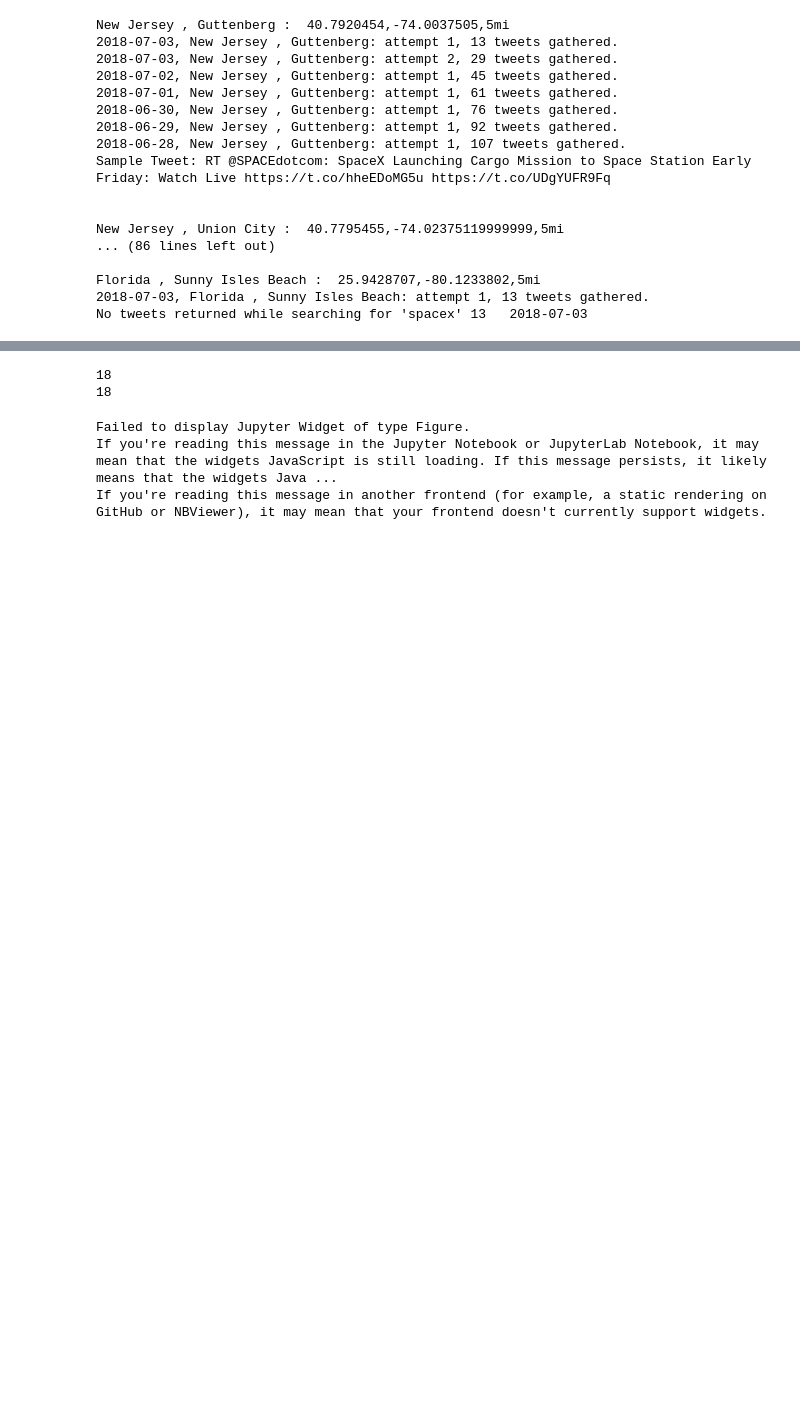
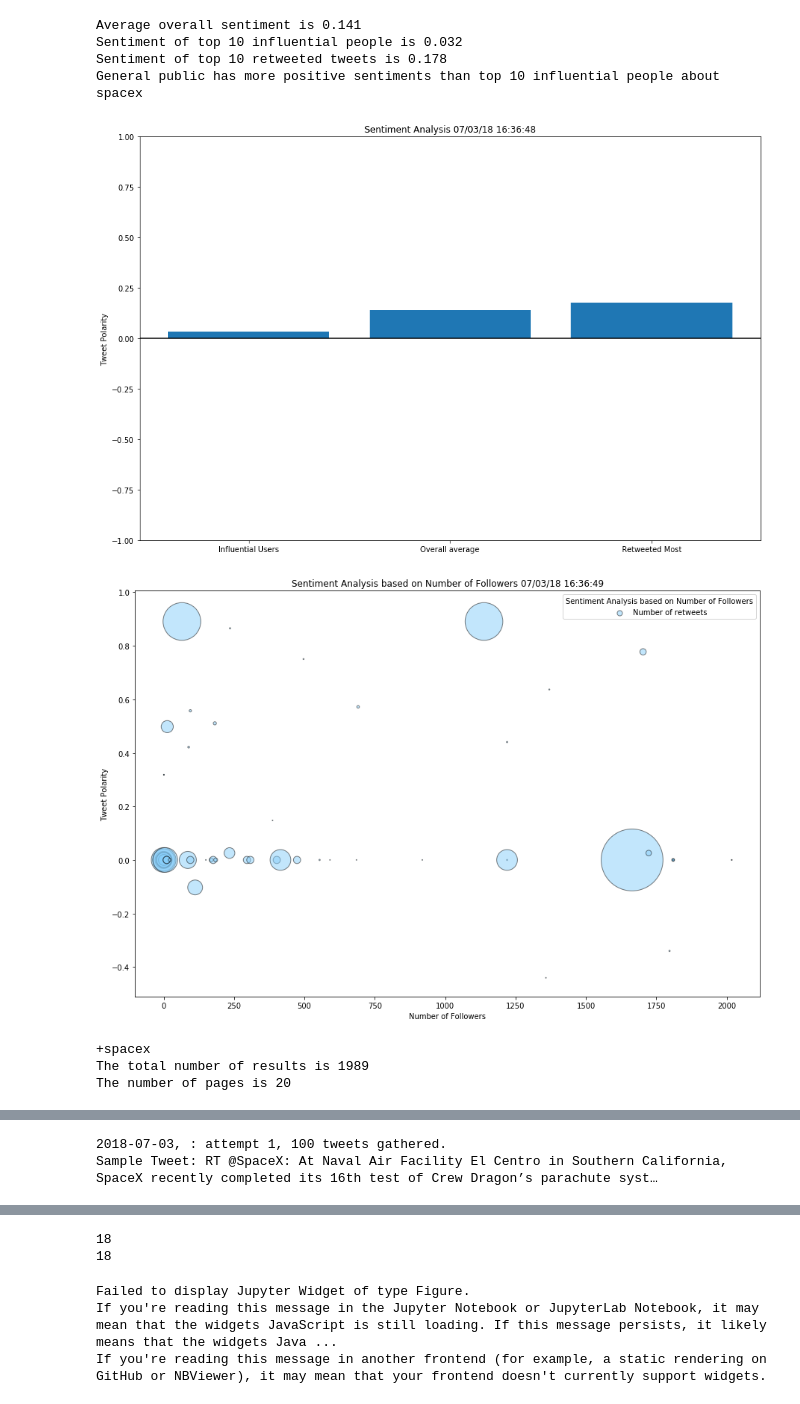
Before and after one commit to jshtaway/CurrentTrendsTool, a Jupyter notebook: FinalNotebook.ipynb, the cells around one changed output, grey strips where cells are left out. Cells and saved outputs as stored; diff of their text form; code cells hidden in the pictures; blank space fills up the shorter version.

```diff
--- a/FinalNotebook.ipynb
+++ b/FinalNotebook.ipynb
@@ -574,33 +577,26 @@ def getWordCloud(search_term):
 # %%
 
 def allFunctions(search_term):
     timeStart = time.time()
 
     getSentimentsByPopularUsers(search_term)
     news_api_data(search_term)
     getWordCloud(search_term)
     #GetTweetsByPopularCities inputs:        search_term, numTweets, translateToLocalLanguage = True, numDays = 1
-    cityDataMain = GetTweetsByPopularCities(search_term, numTweets=100,translateToLocalLanguage= False, numDays = 6)
+    #cityDataMain = GetTweetsByPopularCities(search_term, numTweets=100,translateToLocalLanguage= False, numDays = 6)
 
     print(f'Test took {(time.time()-timeStart)//60} minutes')
-    return cityDataMain
+    #return cityDataMain
 #cityDataMain = GetTweetsByPopularCities(search_term='spacex', numTweets=100,translateToLocalLanguage= False, numDays = 5)
-cityDataFinal=allFunctions('spacex')
+#cityDataFinal=allFunctions('spacex')
+allFunctions('spacex')
 # %% [output]
-New Jersey , Guttenberg :  40.7920454,-74.0037505,5mi
-2018-07-03, New Jersey , Guttenberg: attempt 1, 13 tweets gathered.
-2018-07-03, New Jersey , Guttenberg: attempt 2, 29 tweets gathered.
-2018-07-02, New Jersey , Guttenberg: attempt 1, 45 tweets gathered.
-2018-07-01, New Jersey , Guttenberg: attempt 1, 61 tweets gathered.
-2018-06-30, New Jersey , Guttenberg: attempt 1, 76 tweets gathered.
-2018-06-29, New Jersey , Guttenberg: attempt 1, 92 tweets gathered.
-2018-06-28, New Jersey , Guttenberg: attempt 1, 107 tweets gathered.
-Sample Tweet: RT @SPACEdotcom: SpaceX Launching Cargo Mission to Space Station Early Friday: Watch Live https://t.co/hheEDoMG5u https://t.co/UDgYUFR9Fq
-
-
-New Jersey , Union City :  40.7795455,-74.02375119999999,5mi
-... (86 lines left out)
-
-Florida , Sunny Isles Beach :  25.9428707,-80.1233802,5mi
-2018-07-03, Florida , Sunny Isles Beach: attempt 1, 13 tweets gathered.
-No tweets returned while searching for 'spacex' 13   2018-07-03
+Average overall sentiment is 0.141
+Sentiment of top 10 influential people is 0.032
+Sentiment of top 10 retweeted tweets is 0.178
+General public has more positive sentiments than top 10 influential people about spacex
+[figure, added]
+[figure, added]
++spacex
+The total number of results is 1989
+The number of pages is 20
@@ -606,0 +621,2 @@ No tweets returned while searching for 'spacex' 13   2018-07-03
+2018-07-03, : attempt 1, 100 tweets gathered.
+Sample Tweet: RT @SpaceX: At Naval Air Facility El Centro in Southern California, SpaceX recently completed its 16th test of Crew Dragon’s parachute syst…
```
Also changed, not shown: parts of 5 cells of this notebook.
